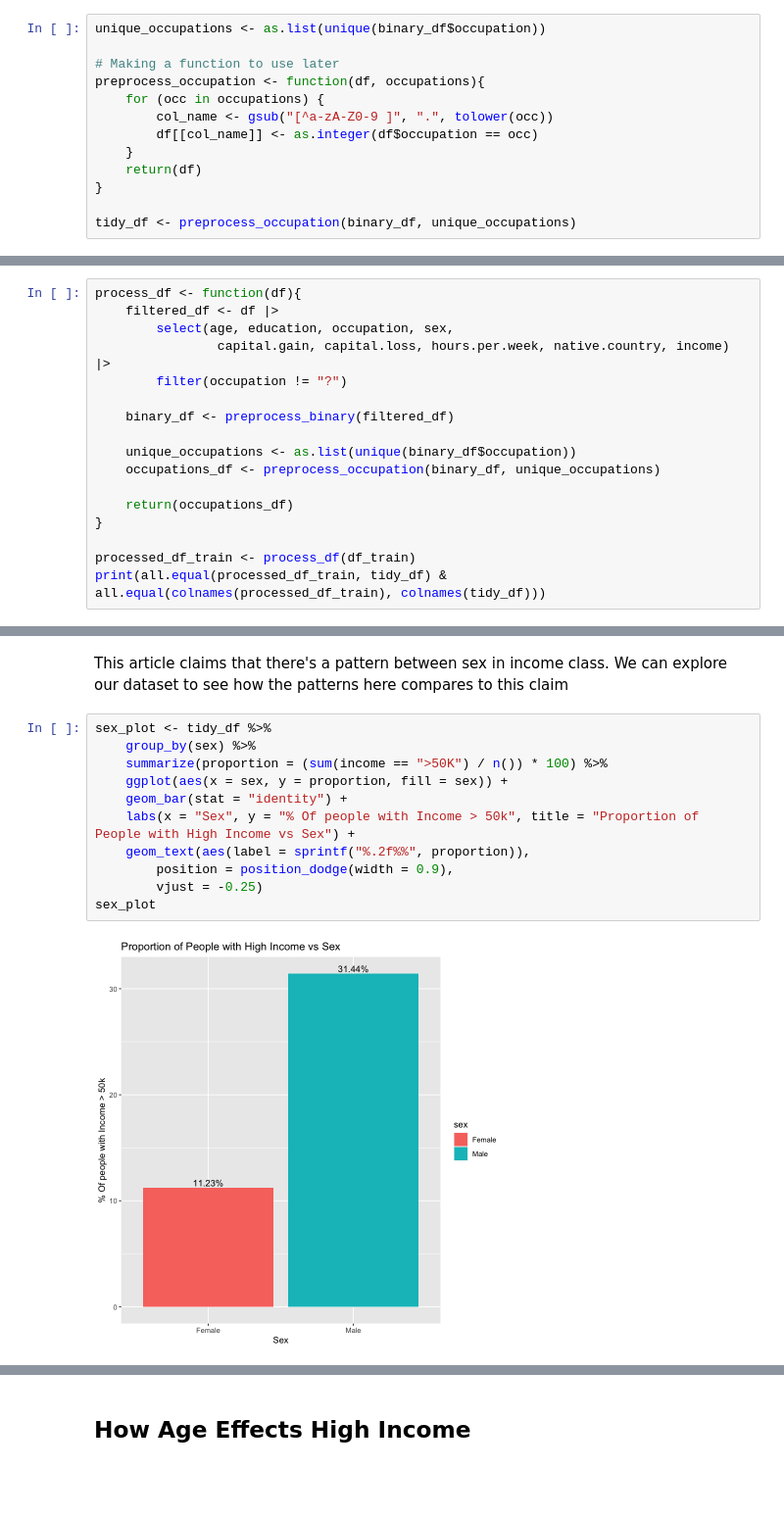
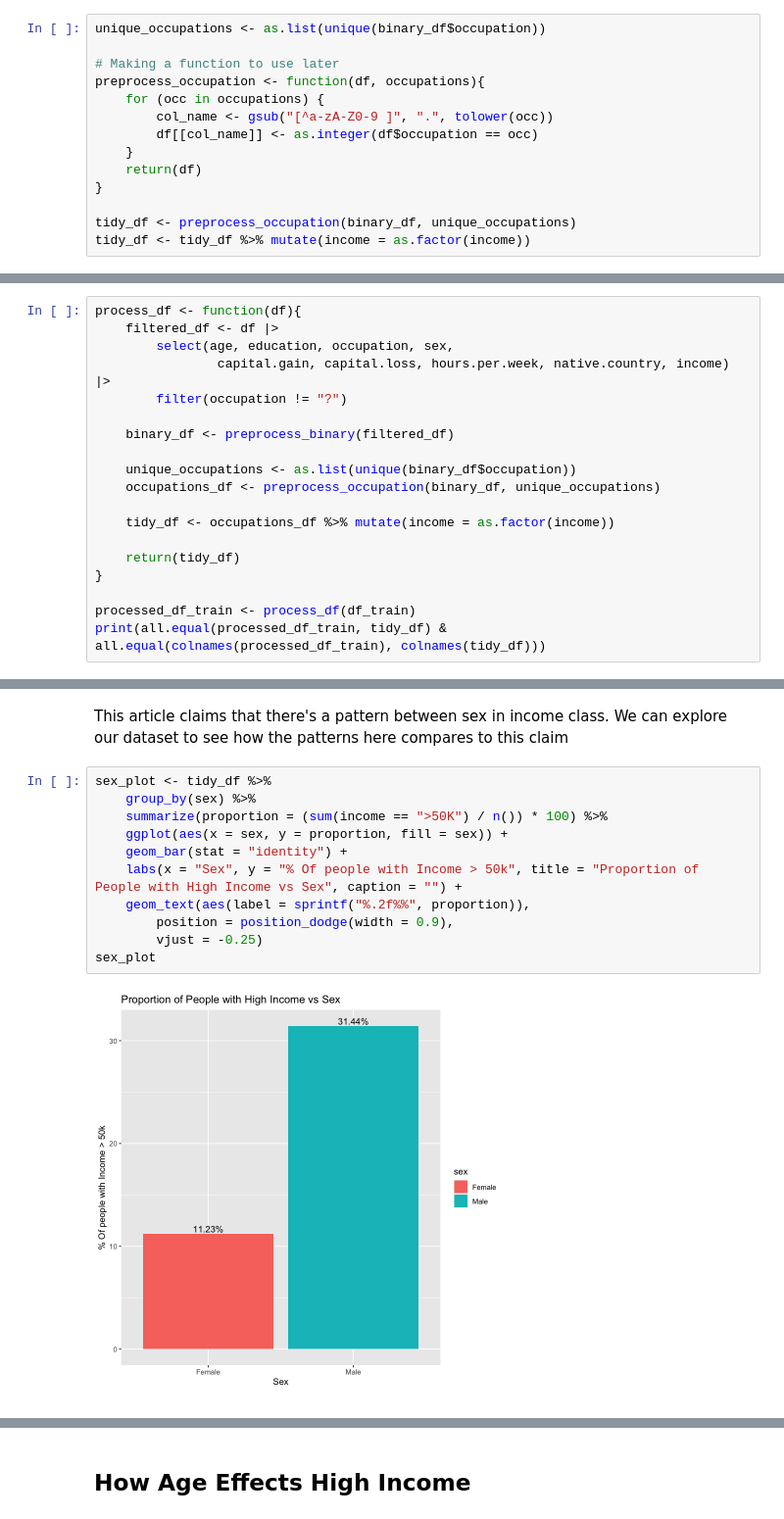
Before and after one commit to calvingdu/dsci100-003-23, a Jupyter notebook: src/project/project.ipynb, the cells around one changed output, grey strips where cells are left out. Shown at 98% size. Drawn from its saved outputs; the diff is of its cells as text; blank space fills up the shorter version.

```diff
--- a/src/project/project.ipynb
+++ b/src/project/project.ipynb
@@ -125,6 +126,7 @@ preprocess_occupation <- function(df, occupations){
 }
 
 tidy_df <- preprocess_occupation(binary_df, unique_occupations)
+tidy_df <- tidy_df %>% mutate(income = as.factor(income))
 # %% [markdown]
 Below is an function that does all of our pre-processing. It can be verified by checking if the changes we made above are the same as the changes made by the function
 # %%
@@ -139,7 +141,9 @@ process_df <- function(df){
     unique_occupations <- as.list(unique(binary_df$occupation))
     occupations_df <- preprocess_occupation(binary_df, unique_occupations)
 
-    return(occupations_df)
+    tidy_df <- occupations_df %>% mutate(income = as.factor(income))
+
+    return(tidy_df)
 }
 
 processed_df_train <- process_df(df_train)
@@ -223,16 +234,16 @@ This article claims that there's a pattern between sex in income class. We can e
 # %%
 sex_plot <- tidy_df %>%
     group_by(sex) %>%
     summarize(proportion = (sum(income == ">50K") / n()) * 100) %>%
     ggplot(aes(x = sex, y = proportion, fill = sex)) +
     geom_bar(stat = "identity") +
-    labs(x = "Sex", y = "% Of people with Income > 50k", title = "Proportion of People with High Income vs Sex") +
+    labs(x = "Sex", y = "% Of people with Income > 50k", title = "Proportion of People with High Income vs Sex", caption = "") +
     geom_text(aes(label = sprintf("%.2f%%", proportion)),
         position = position_dodge(width = 0.9),
         vjust = -0.25)
 sex_plot
 # %% [output]
-[figure, old version]
+[figure, new version]
 # %% [markdown]
 Greenman and Xie discuss gender-based wage gaps, consistently finding that men earn more than women (2018). Their work is supported by other previous papers, where this pattern of gender differences results in earning inequalities.
 Our dataset is based on yearly income being greater than or less than/equal to $50,000 per year. One of the attributes in this dataset is sex, differentiated into male or female. We visualized this data in a bar graph, separating the two Sex categories, male and female on the x-axis. The y-axis is the Percentage of individuals with income greater than $50,000 annually. The graph supports the claims made by the Greenman and Xie paper, as our data shows that a higher percentage of males (about 31%) earn more than $50,000 per year compared to about 11% of females achieving that mark.
```
Also changed, not shown: parts of 10 cells of this notebook, 1 other file.
